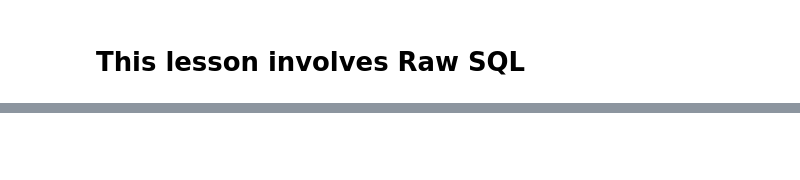
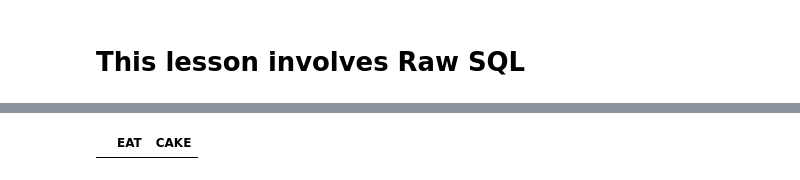
Before and after one commit to SkyRanger05/Online-Course-12-12-22, a Jupyter notebook: UC_BERKLEY_BOOTCAMP_FinTech_coding-exercises/Module7/SQL_test1.ipynb, the cells around one changed output, grey strips where cells are left out. Saved outputs shown, nothing was run; the diff lists cells and outputs as text; code cells hidden in the pictures; blank space fills up the shorter version.

Commit message:
Added code to read SQL using Raw SQL

```diff
--- a/UC_BERKLEY_BOOTCAMP_FinTech_coding-exercises/Module7/SQL_test1.ipynb
+++ b/UC_BERKLEY_BOOTCAMP_FinTech_coding-exercises/Module7/SQL_test1.ipynb
@@ -302,0 +310,12 @@ display(sql_thumb_up_stocks_df.tail())
+# %%
+# Create an instance of SQLite database.
+datdat = 'sqlite:///'
+
+# Create an engine which --> echoes
+engine4 = sql.create_engine(
+    datdat,
+    echo = True
+)
+
+# Confirm the engine existence.
+engine4
@@ -302,0 +418,7 @@ display(sql_thumb_up_stocks_df.tail())
+# %%
+# Now, read the table into the Pandas DataFrame.
+pd.read_sql_table(
+    'delicious_stocks',
+    con= engine4
+)
+# %% [output]
@@ -302,0 +442 @@ display(sql_thumb_up_stocks_df.tail())
+|  | EAT | CAKE |
```
Also changed, not shown: parts of 28 cells of this notebook.
